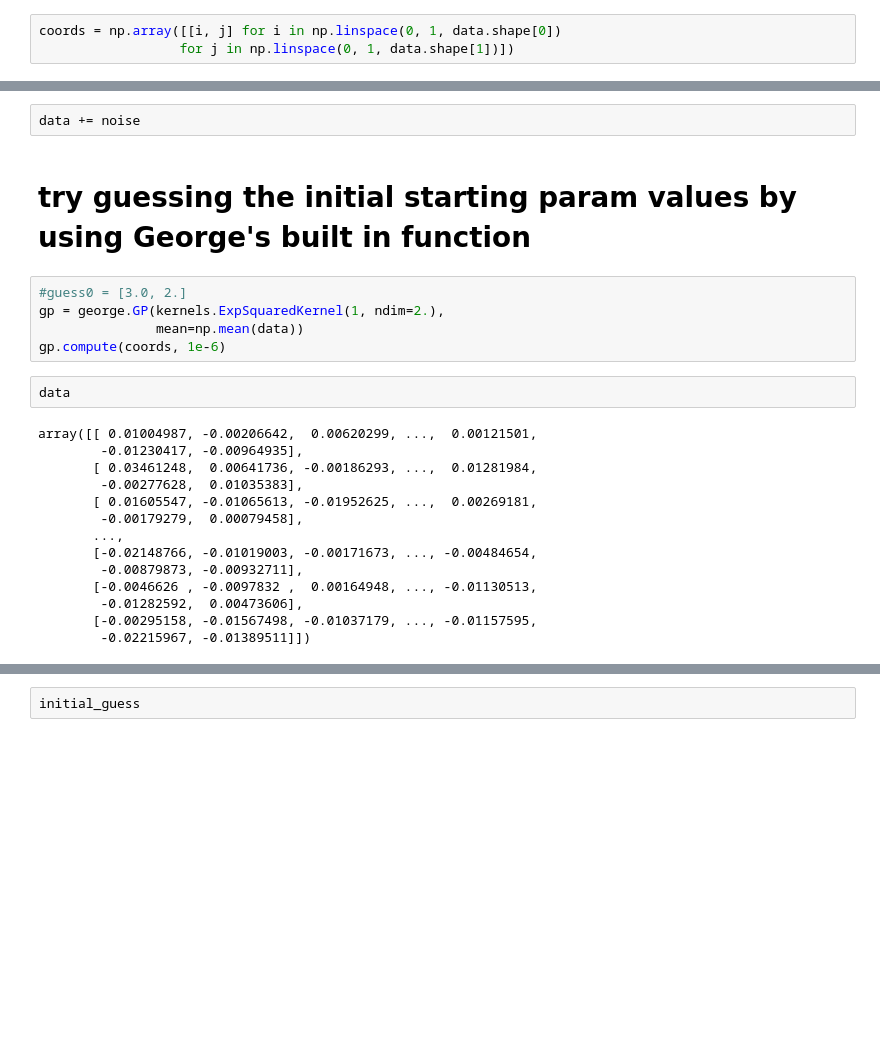
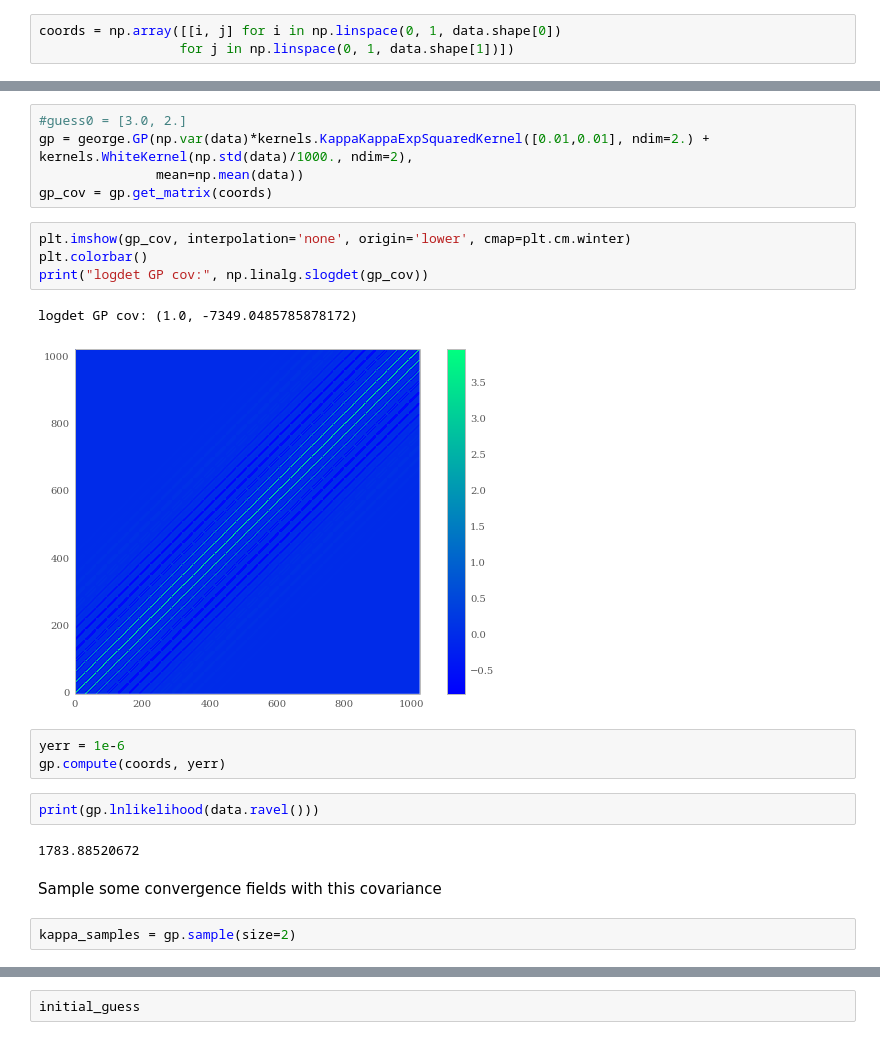
Before and after one commit to karenyyng/shear_gp, a Jupyter notebook: prototypes/fit_FakeCosmo_data.ipynb, the cells around one changed output, grey strips where cells are left out. Saved outputs shown, nothing was run; the diff lists cells and outputs as text; blank space fills up the shorter version.

```diff
--- a/prototypes/fit_FakeCosmo_data.ipynb
+++ b/prototypes/fit_FakeCosmo_data.ipynb
@@ -52,25 +53,23 @@ noise = 0.04 * 0.001 * np.random.randn(32, 32)
-# %%
-data += noise
-# %% [markdown]
-# try guessing the initial starting param values by using George's built in function
 # %%
 #guess0 = [3.0, 2.]
-gp = george.GP(kernels.ExpSquaredKernel(1, ndim=2.),
+gp = george.GP(np.var(data)*kernels.KappaKappaExpSquaredKernel([0.01,0.01], ndim=2.) + kernels.WhiteKernel(np.std(data)/1000., ndim=2),
                mean=np.mean(data))
-gp.compute(coords, 1e-6)
+gp_cov = gp.get_matrix(coords)
-# %%
-data
-# %% [output]
-array([[ 0.01004987, -0.00206642,  0.00620299, ...,  0.00121501,
-        -0.01230417, -0.00964935],
-       [ 0.03461248,  0.00641736, -0.00186293, ...,  0.01281984,
-        -0.00277628,  0.01035383],
-       [ 0.01605547, -0.01065613, -0.01952625, ...,  0.00269181,
-        -0.00179279,  0.00079458],
-       ...,
-       [-0.02148766, -0.01019003, -0.00171673, ..., -0.00484654,
-        -0.00879873, -0.00932711],
-       [-0.0046626 , -0.0097832 ,  0.00164948, ..., -0.01130513,
-        -0.01282592,  0.00473606],
-       [-0.00295158, -0.01567498, -0.01037179, ..., -0.01157595,
-        -0.02215967, -0.01389511]])
+# %%
+plt.imshow(gp_cov, interpolation='none', origin='lower', cmap=plt.cm.winter)
+plt.colorbar()
+print("logdet GP cov:", np.linalg.slogdet(gp_cov))
+# %% [output]
+logdet GP cov: (1.0, -7349.0485785878172)
+[figure, added]
+# %%
+yerr = 1e-6
+gp.compute(coords, yerr)
+# %%
+print(gp.lnlikelihood(data.ravel()))
+# %% [output]
+1783.88520672
+# %% [markdown]
+Sample some convergence fields with this covariance
+# %%
+kappa_samples = gp.sample(size=2)
```
Also changed, not shown: parts of 24 cells of this notebook.
